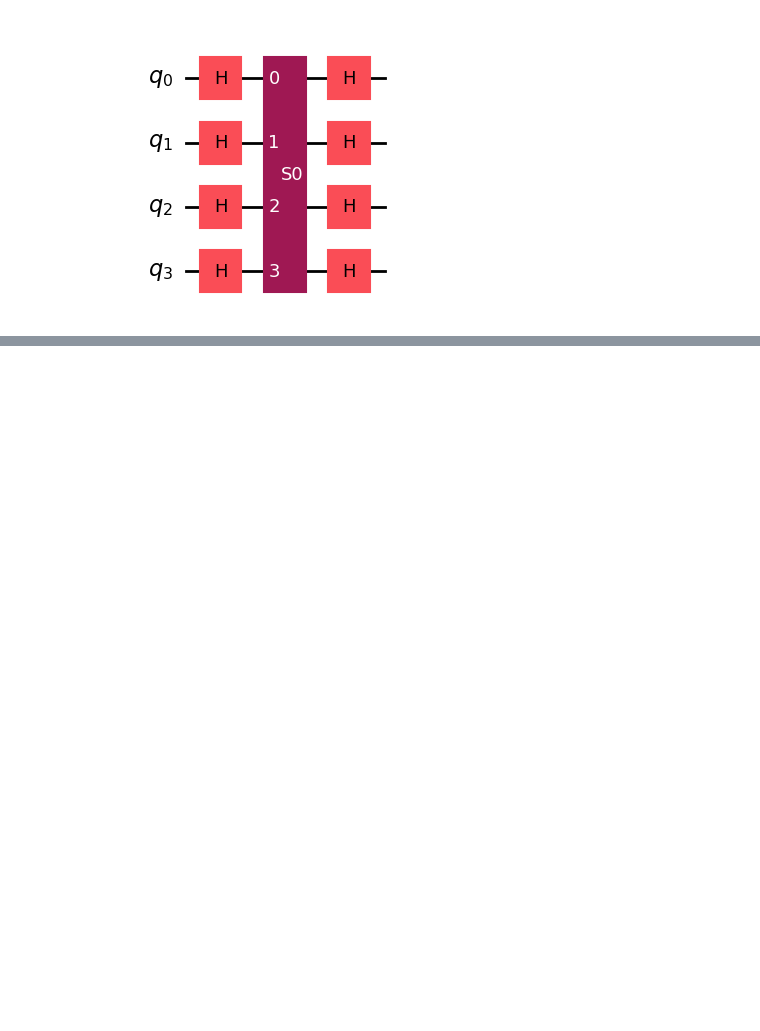
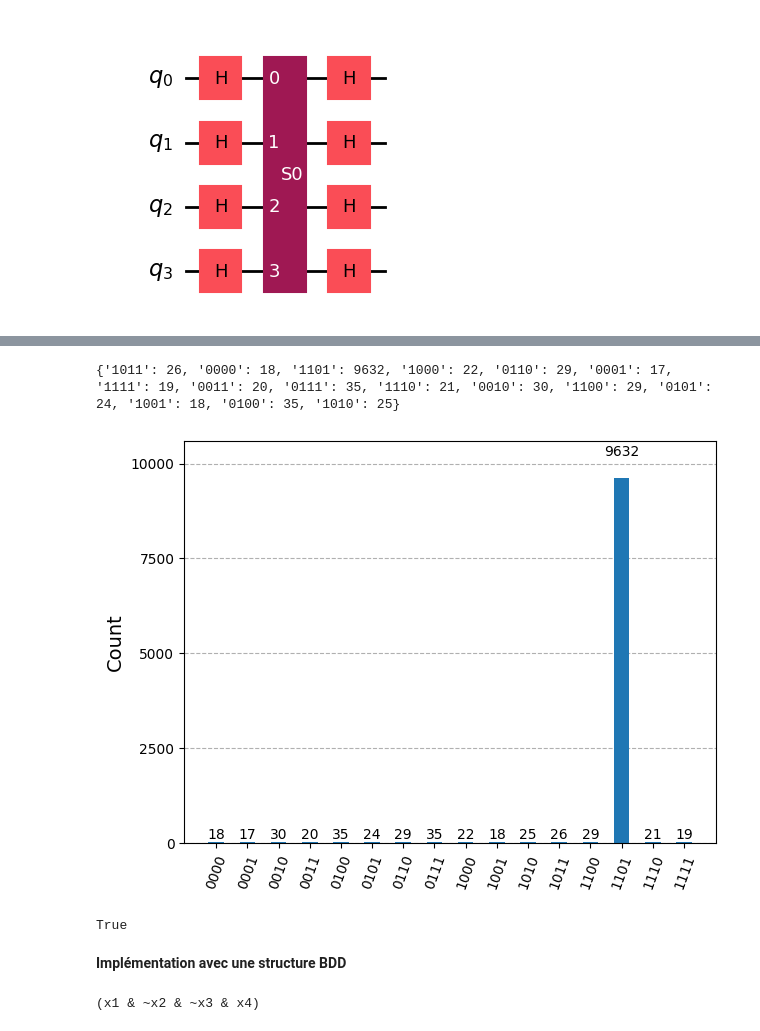
Before and after one commit to q-IL/quantum_algorithms, a Jupyter notebook: grover.ipynb, the cells around one changed output, grey strips where cells are left out. Cells and saved outputs as stored; diff of their text form; code cells hidden in the pictures; blank space fills up the shorter version.

```diff
--- a/grover.ipynb
+++ b/grover.ipynb
@@ -327,0 +426,18 @@ for i in range(n-1):
+# %%
+from qiskit import transpile
+c = ClassicalRegister(n)
+
+qc.add_register(c)
+qc.measure(range(n), range(n))
+simulator = AerSimulator()
+# Transpile / décomposer les gates personnalisées pour Aer
+qc_prepared = transpile(qc, simulator)
+result = simulator.run(qc_prepared, shots=10000).result()
+
+counts = result.get_counts()
+
+print(counts)
+plot_histogram(counts)
+# %% [output]
+{'1011': 26, '0000': 18, '1101': 9632, '1000': 22, '0110': 29, '0001': 17, '1111': 19, '0011': 20, '0111': 35, '1110': 21, '0010': 30, '1100': 29, '0101': 24, '1001': 18, '0100': 35, '1010': 25}
+[figure, added]
@@ -327,0 +488,6 @@ for i in range(n-1):
+# %%
+print(verifier(f,qiskit_to_bits(max_in_dict(counts)[0])))
+# %% [output]
+True
+# %% [markdown]
+**Implémentation avec une structure BDD**
@@ -327,0 +554,6 @@ for i in range(n-1):
+# %%
+expr = dictionnaire.build_expression("C")
+
+print(expr)
+# %% [output]
+(x1 & ~x2 & ~x3 & x4)
```
Also changed, not shown: parts of 25 cells of this notebook.
